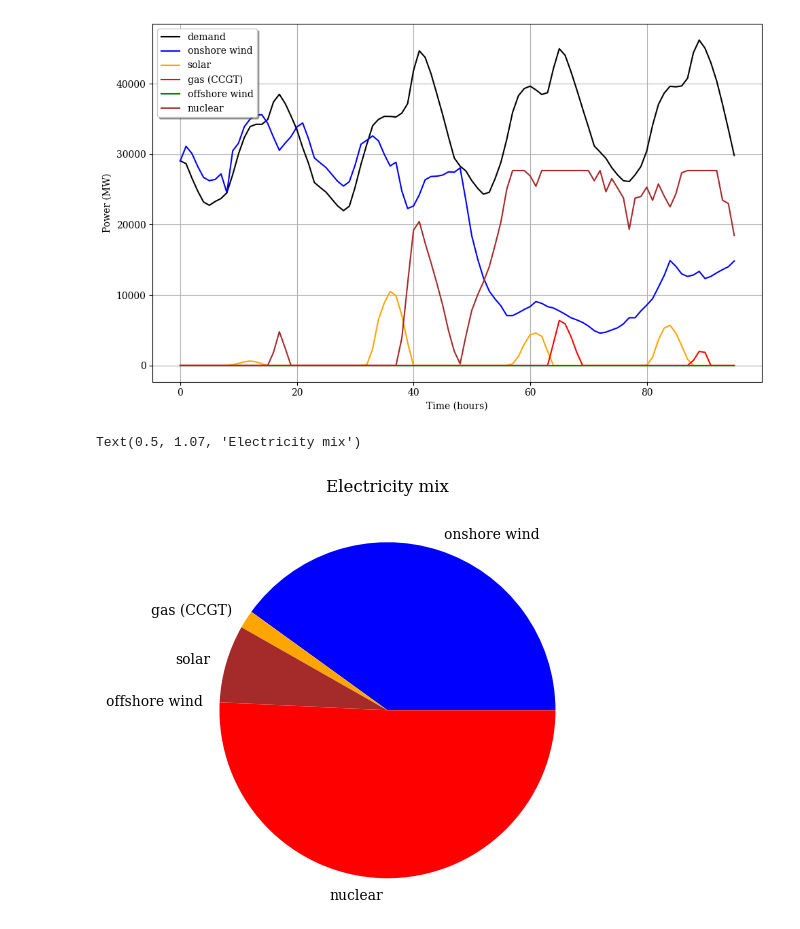
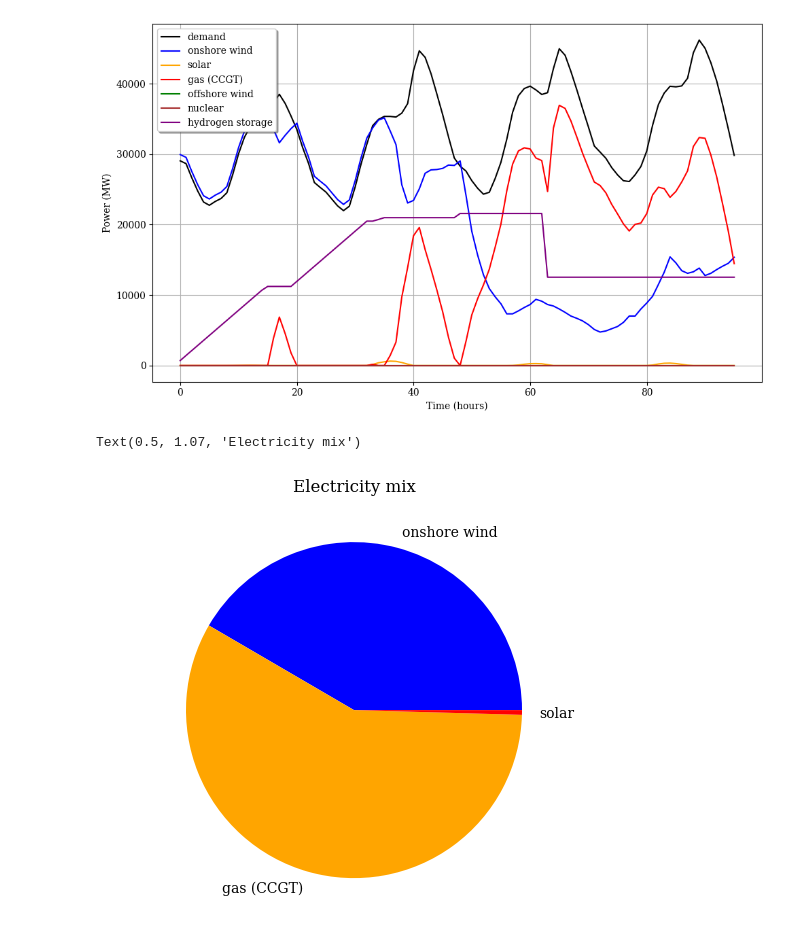
Before and after one commit to CarlosFdHL/ieg_project, a Jupyter notebook: Dmodel.ipynb, the cells around one changed output. Cells and saved outputs as stored; diff of their text form; code cells hidden in the pictures.

Commit message:
Added fixed opex on models A, B and D. Added storage in model D

```diff
--- a/Dmodel.ipynb
+++ b/Dmodel.ipynb
@@ -170,4 +176,4 @@ def model(co2_constraint):
 # %%
-co2_limit=1000000 #tonCO2
+co2_limit=100000000 #tonCO2
 network = model(co2_limit)
 # %% [output]
@@ -231,6 +237,7 @@ solar = network.generators_t.p['solar'][0:96].values
 gas_ccgt = network.generators_t.p['CCGT'][0:96].values
 offshore_wind = network.generators_t.p['offshorewind'][0:96].values
 nuclear = network.generators_t.p['nuclear'][0:96].values
+hydrogen = network.stores_t.e['H2 Tank'][0:96].values
 
 plt.figure(figsize=(10, 6))
 plt.plot(demand, color='black', label='demand')
@@ -239,7 +246,8 @@ plt.plot(solar, color='orange', label='solar')
 plt.plot(gas_ccgt, color='red', label='gas (CCGT)')
 plt.plot(offshore_wind, color='green', label='offshore wind')
 plt.plot(nuclear, color='brown', label='nuclear')
-plt.legend(fancybox=True, shadow=True, loc='best')
+plt.plot(hydrogen, color='purple', label='hydrogen storage')
+plt.legend(fancybox=True, shadow=True, loc='upper left')
 plt.xlabel('Time (hours)')
 plt.ylabel('Power (MW)')
 #plt.title('Energy Production and Demand')
@@ -253,32 +261,28 @@ plt.grid(True)
 
 plt.tight_layout()
 # %% [output]
-[figure, old version]
+[figure, new version]
 # %%
 labels = ['onshore wind',
           'gas (CCGT)',
-          'solar',
-          'offshore wind',
-          'nuclear']
+          'solar']
 sizes = [network.generators_t.p['onshorewind'].sum(),
          network.generators_t.p['CCGT'].sum(),
          network.generators_t.p['solar'].sum(),
-         network.generators_t.p['offshorewind'].sum(),
-         network.generators_t.p['nuclear'].sum()
 ]
 
-colors=['blue', 'orange', 'brown', 'green', 'red']
+colors=['blue', 'orange', 'red']
 
 plt.pie(sizes,
         colors=colors,
         labels=labels,
         wedgeprops={'linewidth':0})
 plt.axis('equal')
 
 plt.title('Electricity mix', y=1.07)
 # %% [output]
 Text(0.5, 1.07, 'Electricity mix')
-[figure, old version]
+[figure, new version]
 # %%
 # Capacity factor calculation
 capacity_factors = {
```
Also changed, not shown: parts of 9 cells of this notebook, 2 other files.
